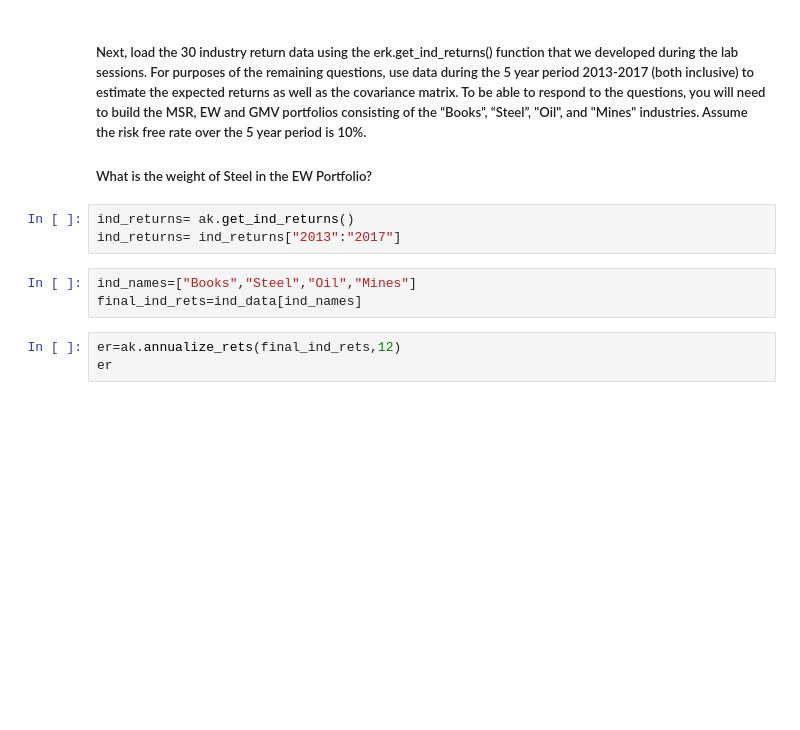
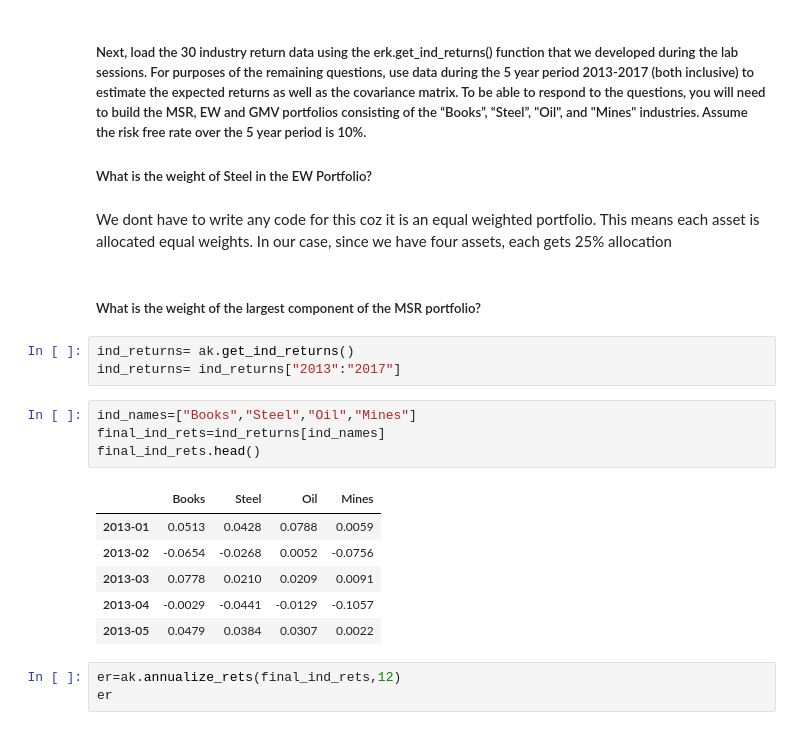
Before and after one commit to biv-neupane7/Investment-management-with-python, a Jupyter notebook: Assignment 2.ipynb, the cells around one changed output. Drawn from its saved outputs; the diff is of its cells as text; blank space fills up the shorter version.

```diff
--- a/Assignment 2.ipynb
+++ b/Assignment 2.ipynb
@@ -39,12 +39,25 @@ ak.var_historic(hfi_data["Distressed Securities"],level=1)
 ##### Next, load the 30 industry return data using the erk.get_ind_returns() function that we developed during the lab sessions. For purposes of the remaining questions, use data during the 5 year period 2013-2017 (both inclusive) to estimate the expected returns as well as the covariance matrix. To be able to respond to the questions, you will need to build the MSR, EW and GMV portfolios consisting of the “Books”, “Steel”, "Oil", and "Mines" industries. Assume the risk free rate over the 5 year period is 10%.
 
 ##### What is the weight of Steel in the EW Portfolio?
+# %% [markdown]
+We dont have to write any code for this coz it is an equal weighted portfolio. This means each asset is allocated equal weights.
+In our case, since we have four assets, each gets 25% allocation
+# %% [markdown]
+##### What is the weight of the largest component of the MSR portfolio?
 # %%
 ind_returns= ak.get_ind_returns()
 ind_returns= ind_returns["2013":"2017"]
 # %%
 ind_names=["Books","Steel","Oil","Mines"]
-final_ind_rets=ind_data[ind_names]
+final_ind_rets=ind_returns[ind_names]
+final_ind_rets.head()
+# %% [output]
+|  | Books | Steel | Oil | Mines |
+| 2013-01 | 0.0513 | 0.0428 | 0.0788 | 0.0059 |
+| 2013-02 | -0.0654 | -0.0268 | 0.0052 | -0.0756 |
+| 2013-03 | 0.0778 | 0.0210 | 0.0209 | 0.0091 |
+| 2013-04 | -0.0029 | -0.0441 | -0.0129 | -0.1057 |
+| 2013-05 | 0.0479 | 0.0384 | 0.0307 | 0.0022 |
 # %%
 er=ak.annualize_rets(final_ind_rets,12)
 er
```
Also changed, not shown: parts of 23 cells of this notebook.
